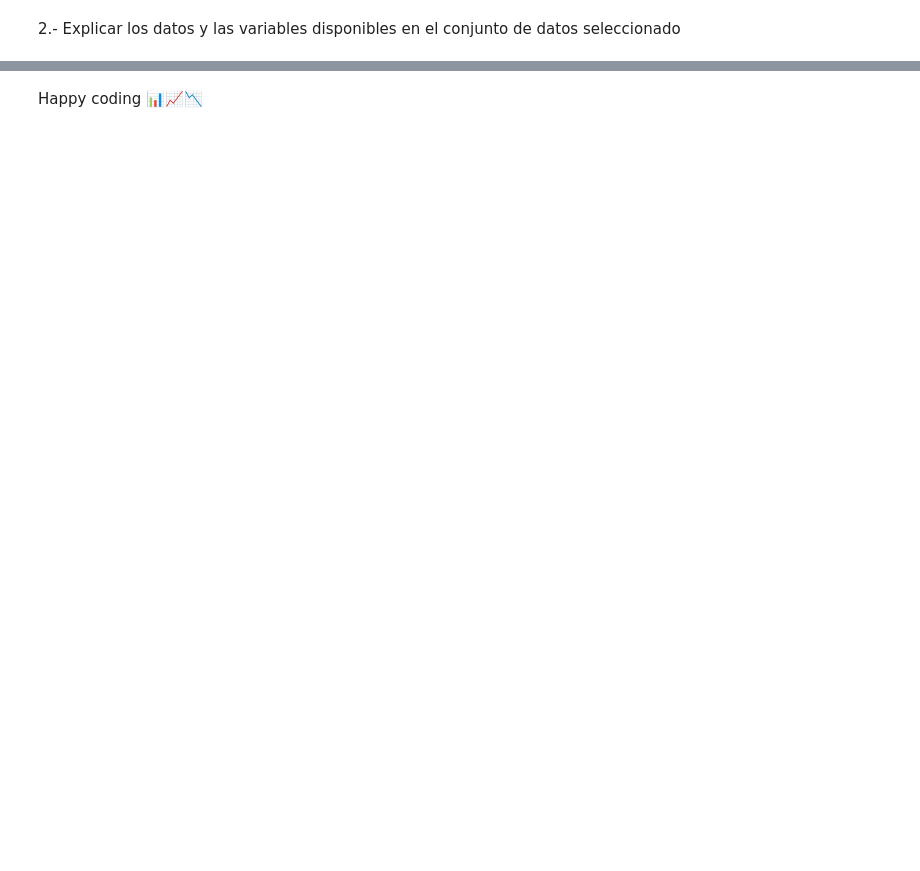
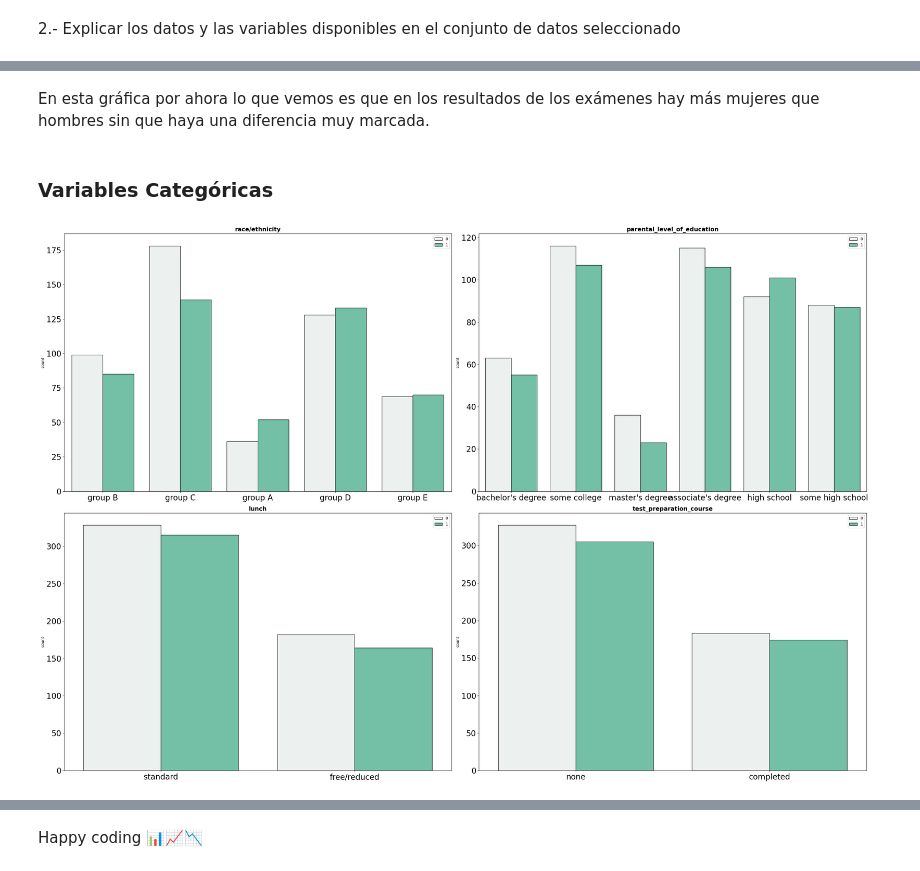
Before and after one commit to Adalab/DA-promo-c-modulo-3-sprint-1-Sila-Silvia, a Jupyter notebook: Regresión Logística/Leccion-13-Regresion-Logistica-EDA/Leccion-13-Regresion-Logistica-EDA.ipynb, the cells around one changed output, grey strips where cells are left out. Drawn from its saved outputs; the diff is of its cells as text; code cells hidden in the pictures; blank space fills up the shorter version.

```diff
--- a/Regresión Logística/Leccion-13-Regresion-Logistica-EDA/Leccion-13-Regresion-Logistica-EDA.ipynb
+++ b/Regresión Logística/Leccion-13-Regresion-Logistica-EDA/Leccion-13-Regresion-Logistica-EDA.ipynb
@@ -36,0 +311,31 @@ df = pd.read_csv("resultados_estudiantes.csv", index_col=0)
+# %% [markdown]
+En esta gráfica por ahora lo que vemos es que en los resultados de los exámenes hay más mujeres que hombres sin que haya una diferencia muy marcada.
+# %% [markdown]
+### Variables Categóricas
+# %%
+# Gráfico de distribución para cada variable categórica
+# ==============================================================================
+
+fig, axes = plt.subplots(nrows = 2, ncols = 2, figsize = (30, 20))
+
+axes = axes.flat
+columnas_cat = df.select_dtypes(include = "object").columns
+
+for i, colum in enumerate(columnas_cat):
+    sns.countplot(
+        data = df,
+        x = colum,
+        hue = "gender",
+        color = "mediumaquamarine",
+        edgecolor='black',
+        ax = axes[i])
+
+
+    axes[i].set_title(colum, fontsize = 15, fontweight = "bold")
+    axes[i].tick_params(labelsize = 20)
+    axes[i].set_xlabel("")
+    axes[i].legend(loc= "upper right")
+
+fig.tight_layout();
+# %% [output]
+[figure, added]
```
Also changed, not shown: parts of 54 cells of this notebook, 5 other files.
